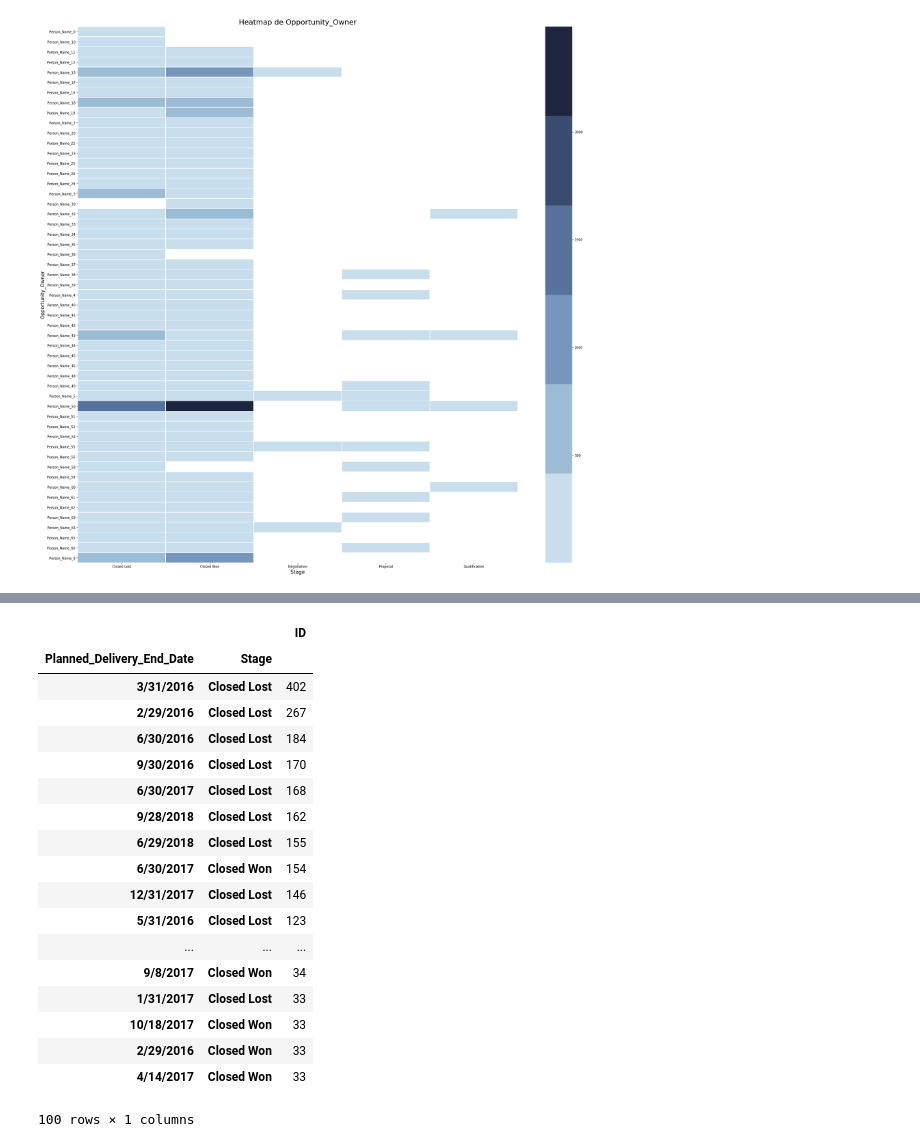
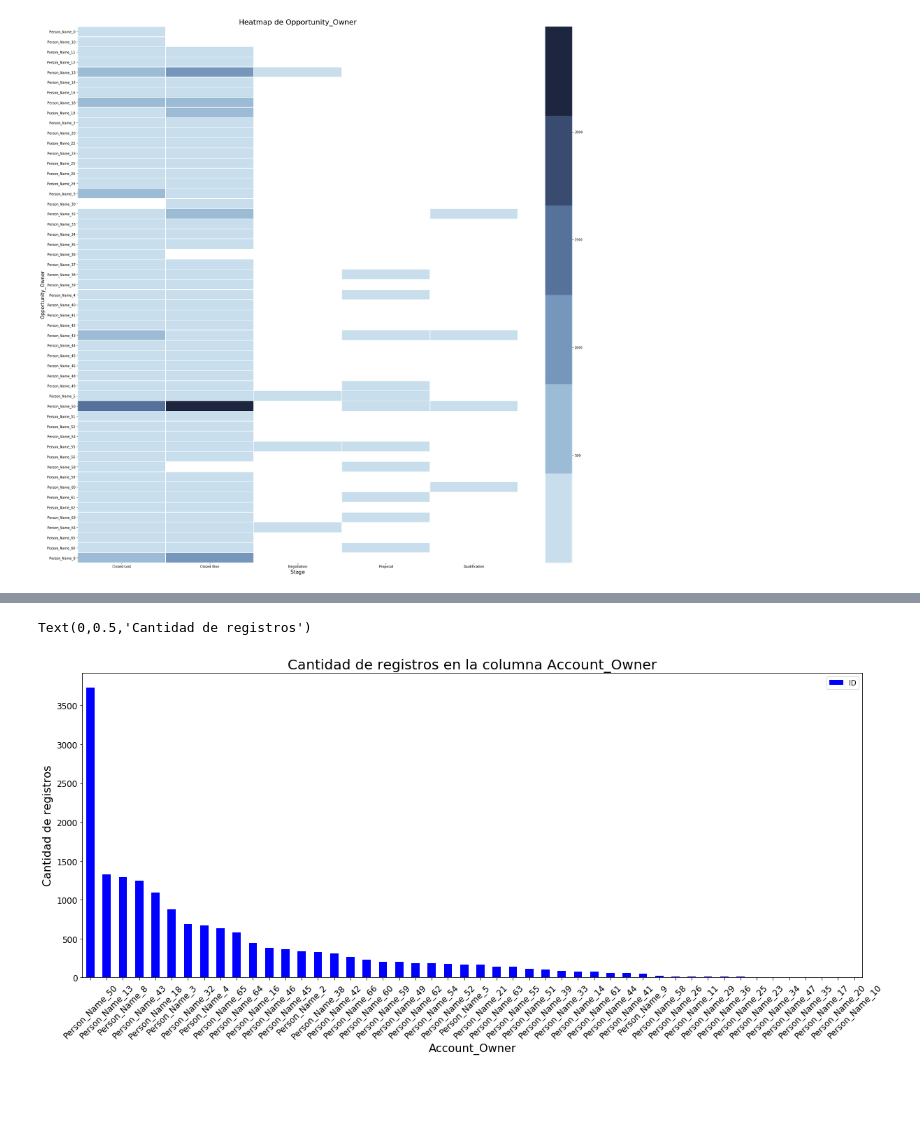
Before and after one commit to felipegonzalez2112/tp-2020-orga-datos, a Jupyter notebook: TP1-Analisis.ipynb, the cells around one changed output, grey strips where cells are left out. Cells and saved outputs as stored; diff of their text form; code cells hidden in the pictures; blank space fills up the shorter version.

```diff
--- a/TP1-Analisis.ipynb
+++ b/TP1-Analisis.ipynb
@@ -417,23 +359,11 @@ eci.groupby('Stage').agg({'ID':'count'}).nlargest(20,'ID')
-# %%
-#Registros por stage (Ver si esta balanceado)
-eci.groupby(['Planned_Delivery_End_Date','Stage']).agg({'ID':'count'}).nlargest(100,'ID')
-# %% [output]
-|  |  | ID |
-| Planned_Delivery_End_Date | Stage |  |
-| 3/31/2016 | Closed Lost | 402 |
-| 2/29/2016 | Closed Lost | 267 |
-| 6/30/2016 | Closed Lost | 184 |
-| 9/30/2016 | Closed Lost | 170 |
-| 6/30/2017 | Closed Lost | 168 |
-| 9/28/2018 | Closed Lost | 162 |
-| 6/29/2018 | Closed Lost | 155 |
-| 6/30/2017 | Closed Won | 154 |
-| 12/31/2017 | Closed Lost | 146 |
-| 5/31/2016 | Closed Lost | 123 |
-| ... | ... | ... |
-| 9/8/2017 | Closed Won | 34 |
-| 1/31/2017 | Closed Lost | 33 |
-| 10/18/2017 | Closed Won | 33 |
-| 2/29/2016 | Closed Won | 33 |
-| 4/14/2017 | Closed Won | 33 |
-100 rows × 1 columns
+# %%
+Account_Owner = eci.groupby('Account_Owner').agg({'ID':'count'}).sort_values(by='ID', ascending=False)
+
+Account_Owner.plot(kind='bar',rot=45, figsize=(20,8), color='blue' ,fontsize=12)
+
+plt.title('Cantidad de registros en la columna Account_Owner', fontsize=20);
+plt.xlabel('Account_Owner', fontsize=16);
+plt.ylabel('Cantidad de registros', fontsize=16)
+# %% [output]
+Text(0,0.5,'Cantidad de registros')
+[figure, added]
```
Also changed, not shown: parts of 6 cells of this notebook.
